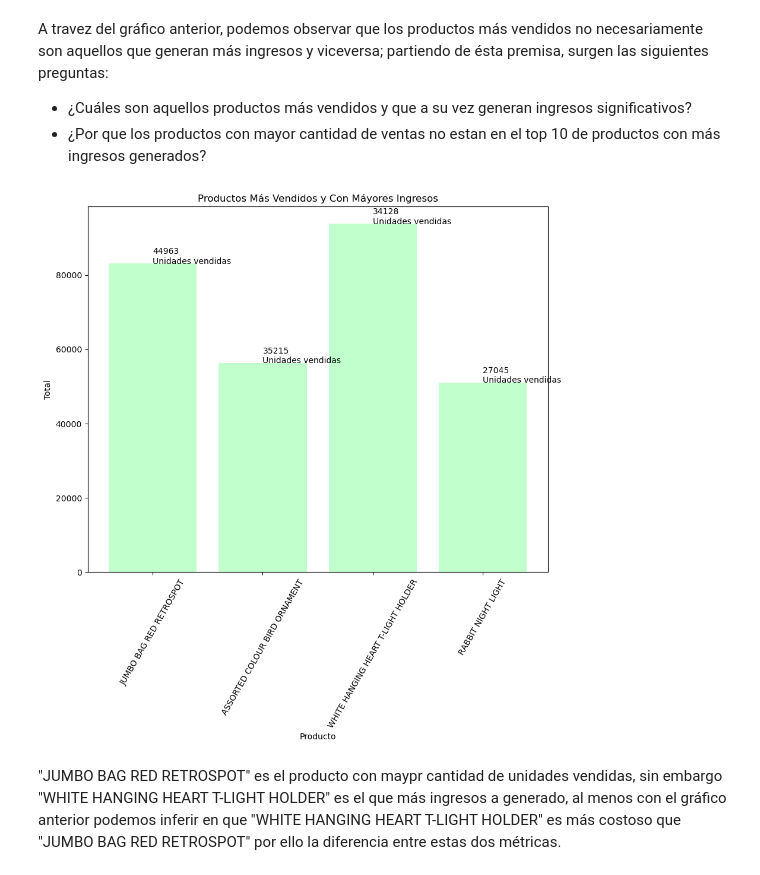
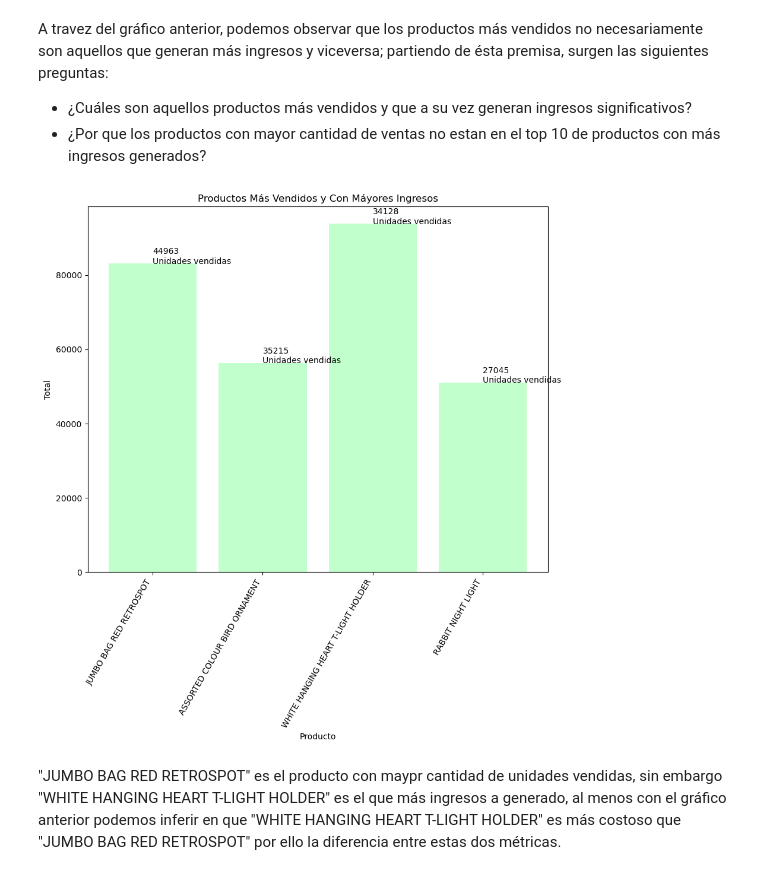
Before and after one commit to pahoalapizco/python_for_data_science, a Jupyter notebook: notebooks/4.0-numpy_pandas_da-analysis_01.ipynb, the cells around one changed output. Drawn from its saved outputs; the diff is of its cells as text; code cells hidden in the pictures.

```diff
--- a/notebooks/4.0-numpy_pandas_da-analysis_01.ipynb
+++ b/notebooks/4.0-numpy_pandas_da-analysis_01.ipynb
@@ -162,7 +162,7 @@ retail_cleaned.isna().sum().sum()
 ### Corrección en el tipo de dato
 # %%
 retail_cleaned["InvoiceDate"] = pd.to_datetime(retail_cleaned["InvoiceDate"])
-
+retail_cleaned["CustomerID"] = retail_cleaned["CustomerID"].astype(int)
 retail_cleaned.dtypes
 # %% [output]
 InvoiceNo              object
@@ -292,32 +292,33 @@ A travez del gráfico anterior, podemos observar que los productos más vendidos
 # %%
 best_sellers_and_incomes = pd.merge(best_sellers, most_incomes, how="inner", left_index=True, right_index=True).reset_index()
 
 plt.figure(figsize=(10,8))
 plt.bar(
   best_sellers_and_incomes["Description"],
   best_sellers_and_incomes["TotalAmount"],
   color="#33FF57",
   alpha=0.3
 )
 
 plt.title("Productos Más Vendidos y Con Máyores Ingresos")
 plt.xlabel("Producto")
 plt.ylabel("Total")
 
-for idx, product_name in enumerate(best_sellers_and_incomes["Description"]):
-  total_amount = best_sellers_and_incomes.loc[idx, "TotalAmount"]
-  quantity = best_sellers_and_incomes.loc[idx, "Quantity"]
+for idx, row in best_sellers_and_incomes.iterrows():
+  total_amount = row["TotalAmount"]
+  quantity = row["Quantity"]
+  product_name = row["Description"]
 
   plt.annotate(
     f"{quantity}\nUnidades vendidas",
     xy=(product_name, total_amount+ 10)
   )
 
 
-plt.xticks(rotation=60)
+plt.xticks(rotation=60, ha="right")
 plt.show()
 # %% [output]
-[figure, old version]
+[figure, new version]
 # %% [markdown]
 "JUMBO BAG RED RETROSPOT" es el producto con maypr cantidad de unidades vendidas, sin embargo "WHITE HANGING HEART T-LIGHT HOLDER" es el que más ingresos a generado, al menos con el gráfico anterior podemos inferir en que "WHITE HANGING HEART T-LIGHT HOLDER" es más costoso que "JUMBO BAG RED RETROSPOT" por ello la diferencia entre estas dos métricas.
 # %%
```
Also changed, not shown: parts of 9 cells of this notebook.
